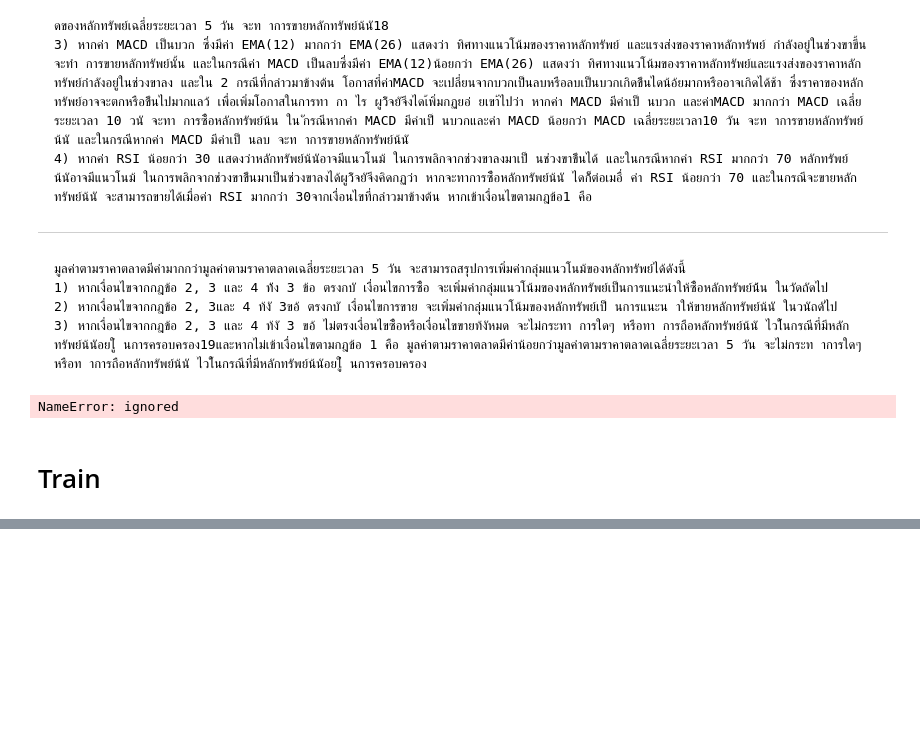
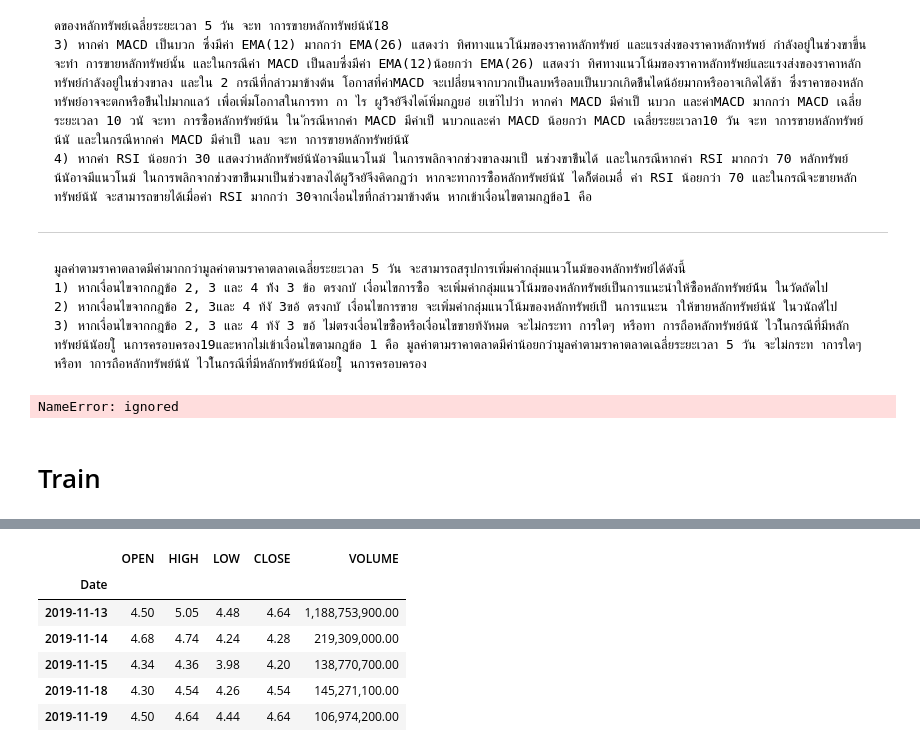
Before and after one commit to sarisppp/PJ63_CE18, a Jupyter notebook: pj63.ipynb, the cells around one changed output, grey strips where cells are left out. Drawn from its saved outputs; the diff is of its cells as text; code cells hidden in the pictures; blank space fills up the shorter version.

Commit message:
pull stock

```diff
--- a/pj63.ipynb
+++ b/pj63.ipynb
@@ -465,0 +468,12 @@ assert len(df_scaled) == len(labels)
+# %%
+%%capture
+!pip install starfishX
+
+# Import all necessary packages
+import starfishX as sx
+import pandas as pd
+from pandas_datareader import data
+import matplotlib.pyplot as plt
+%matplotlib inline
+%config InlineBackend.figure_format = 'svg'
+pd.options.display.float_format = '{:,.2f}'.format
@@ -465,0 +501,17 @@ assert len(df_scaled) == len(labels)
+# %%
+df = data.DataReader('SET50',)
+# %%
+# Create get_stock function to pull stock data
+def get_stock(stock, startdate='2016-01-01'):
+
+  df = sx.loadHistData(stock, start=startdate,
+                      OHLC=True, Volume=True)
+
+  return df
+# %%
+stock_symbol = 'SET50' #symbols[0]
+start_date = '2016-01-01' #Initial source
+
+#Get stock hist
+df = get_stock(stock=stock_symbol, startdate=start_date)
+df.shape
@@ -465,0 +522,10 @@ assert len(df_scaled) == len(labels)
+# %%
+df.head()
+# %% [output]
+|  | OPEN | HIGH | LOW | CLOSE | VOLUME |
+| Date |  |  |  |  |  |
+| 2019-11-13 | 4.50 | 5.05 | 4.48 | 4.64 | 1,188,753,900.00 |
+| 2019-11-14 | 4.68 | 4.74 | 4.24 | 4.28 | 219,309,000.00 |
+| 2019-11-15 | 4.34 | 4.36 | 3.98 | 4.20 | 138,770,700.00 |
+| 2019-11-18 | 4.30 | 4.54 | 4.26 | 4.54 | 145,271,100.00 |
+| 2019-11-19 | 4.50 | 4.64 | 4.44 | 4.64 | 106,974,200.00 |
```
Also changed, not shown: parts of 6 cells of this notebook.
